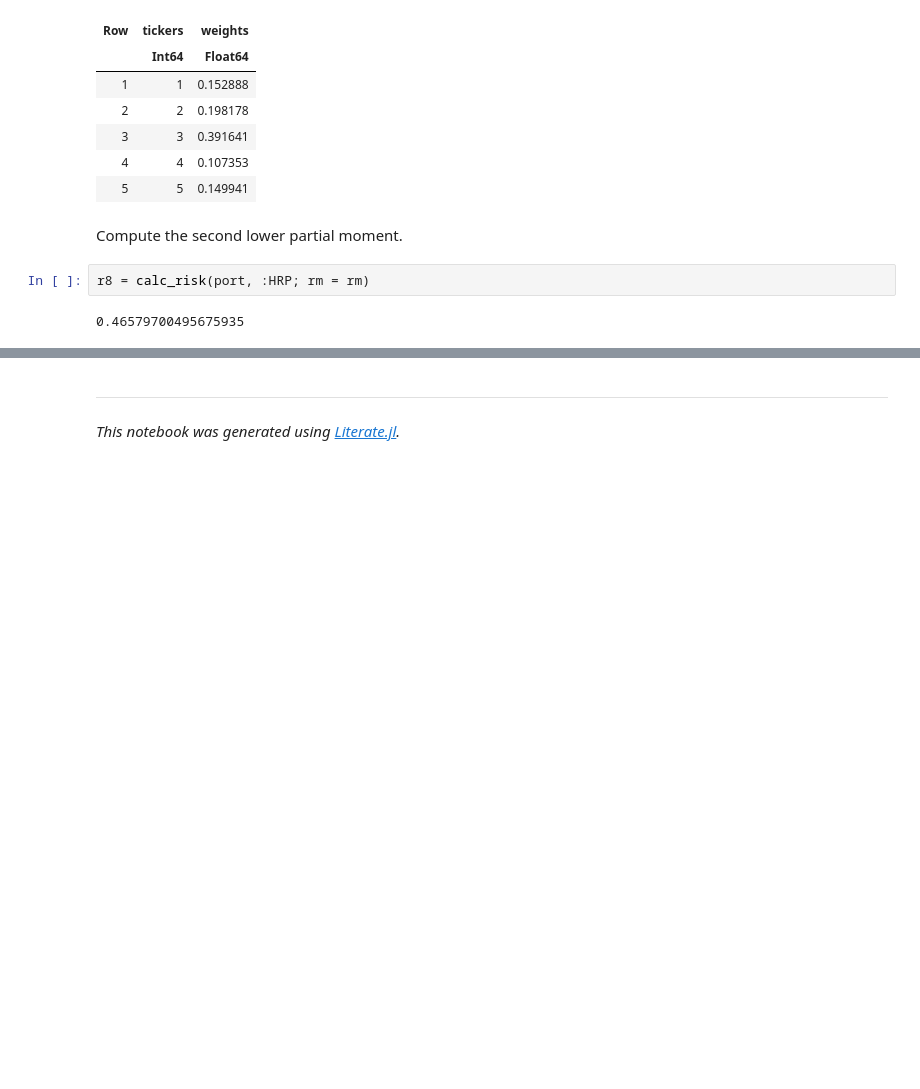
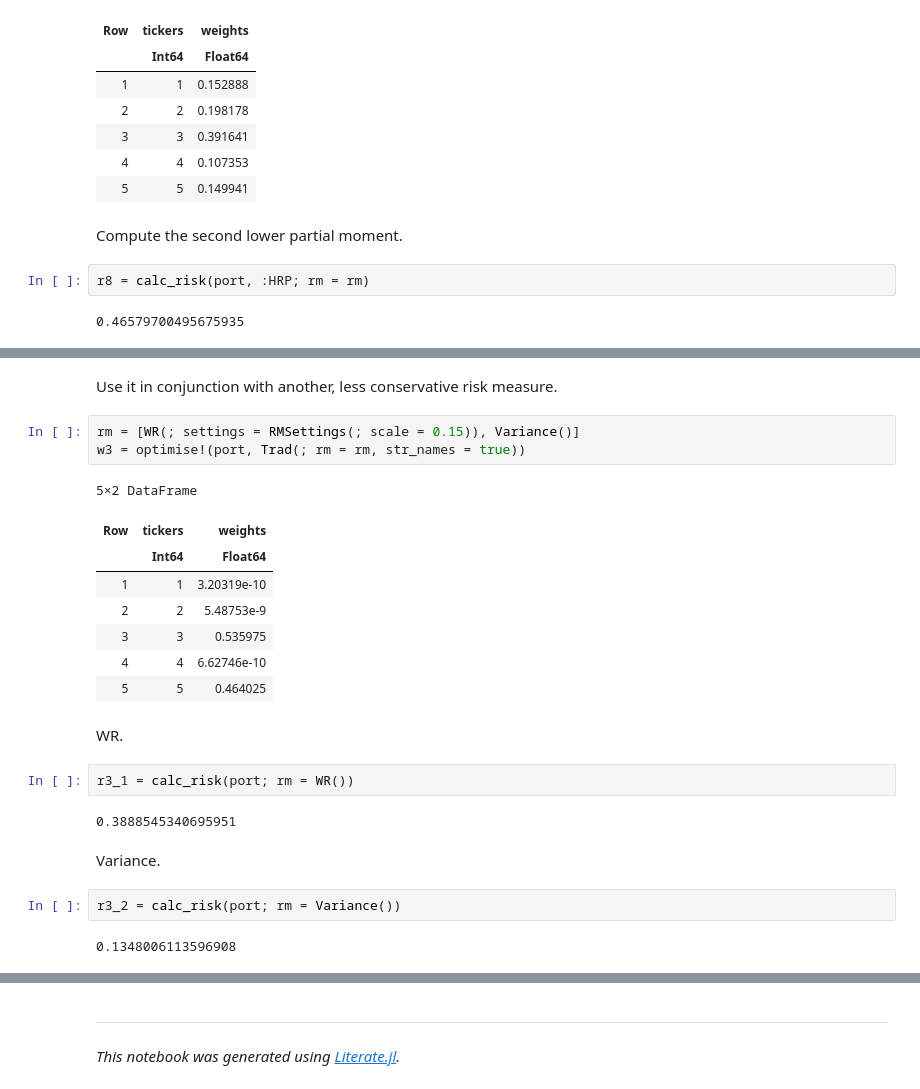
Before and after one commit to dcelisgarza/PortfolioOptimiser.jl, a Jupyter notebook: examples/0_risk_measure_examples.ipynb, the cells around one changed output, grey strips where cells are left out. Drawn from its saved outputs; the diff is of its cells as text; blank space fills up the shorter version.

```diff
--- a/examples/0_risk_measure_examples.ipynb
+++ b/examples/0_risk_measure_examples.ipynb
@@ -992,0 +1049,26 @@ r8 = calc_risk(port, :HRP; rm = rm)
+# %% [markdown]
+Use it in conjunction with another, less conservative risk measure.
+# %%
+rm = [WR(; settings = RMSettings(; scale = 0.15)), Variance()]
+w3 = optimise!(port, Trad(; rm = rm, str_names = true))
+# %% [output]
+5×2 DataFrame
+| Row | tickers | weights |
+|  | Int64 | Float64 |
+| 1 | 1 | 3.20319e-10 |
+| 2 | 2 | 5.48753e-9 |
+| 3 | 3 | 0.535975 |
+| 4 | 4 | 6.62746e-10 |
+| 5 | 5 | 0.464025 |
+# %% [markdown]
+WR.
+# %%
+r3_1 = calc_risk(port; rm = WR())
+# %% [output]
+0.3888545340695951
+# %% [markdown]
+Variance.
+# %%
+r3_2 = calc_risk(port; rm = Variance())
+# %% [output]
+0.1348006113596908
```
Also changed, not shown: parts of 60 cells of this notebook, 3 other files.
